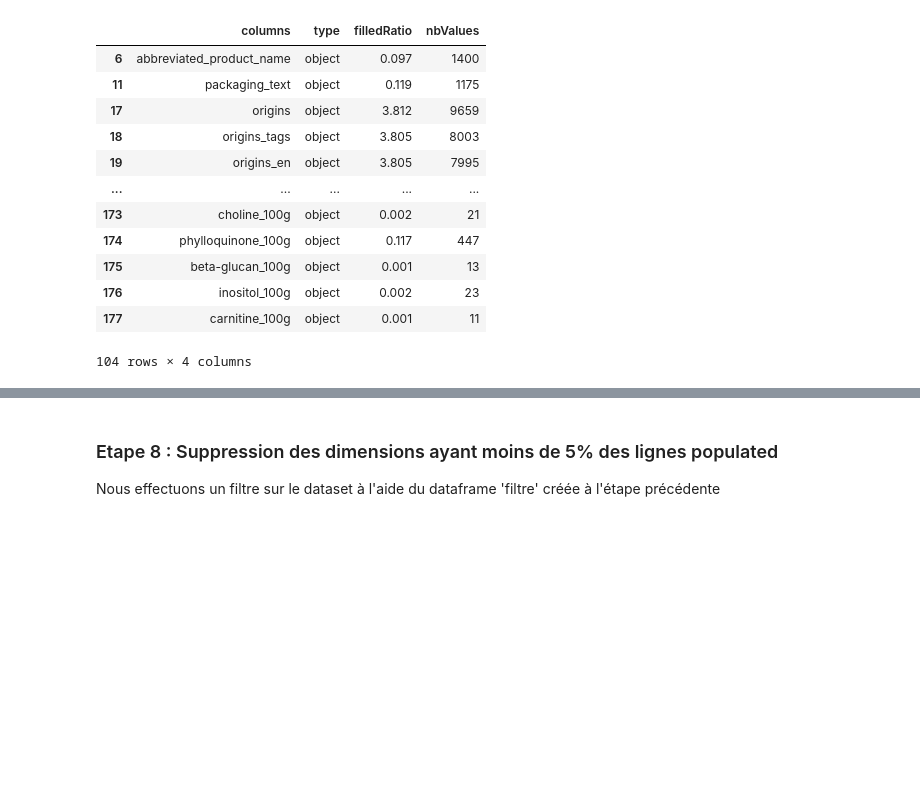
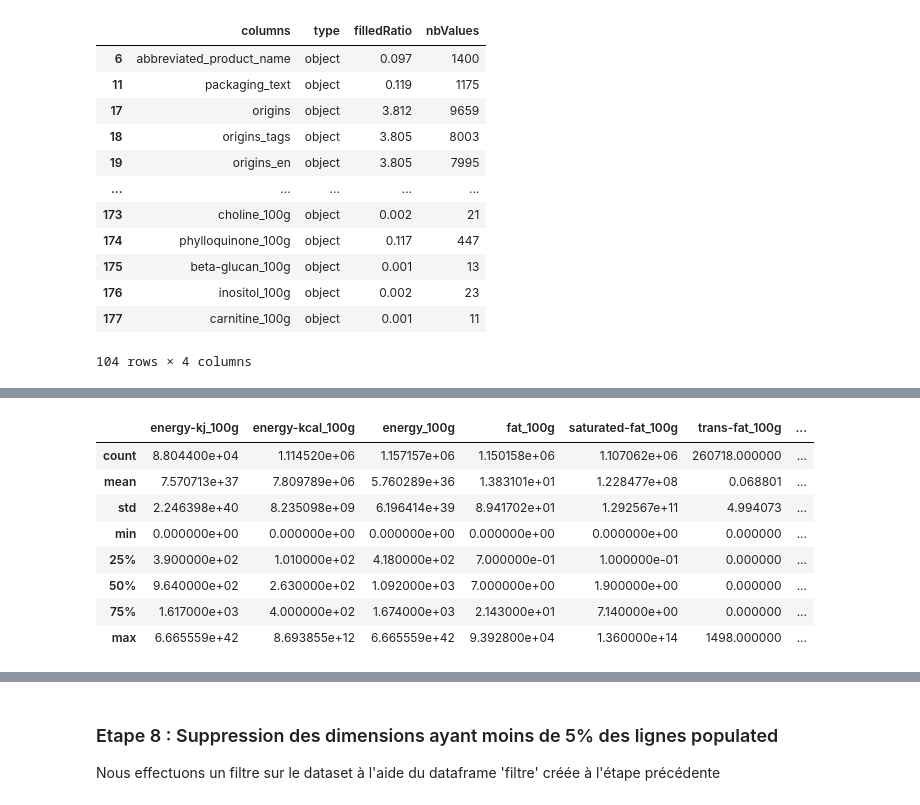
Before and after one commit to benMiniconi/OpenFoodFact, a Jupyter notebook: Projet Final/PSanté_01_notebook_nettoyage.ipynb, the cells around one changed output, grey strips where cells are left out. Drawn from its saved outputs; the diff is of its cells as text; code cells hidden in the pictures; blank space fills up the shorter version.

```diff
--- a/Projet Final/PSanté_01_notebook_nettoyage.ipynb
+++ b/Projet Final/PSanté_01_notebook_nettoyage.ipynb
@@ -110,0 +125,15 @@ lessThanOnePercentColumns
+# %%
+gColumns = moreThanOnePercentColumns[moreThanOnePercentColumns["columns"].str.contains("_100g")]
+gColumns = gColumns[gColumns["filledRatio"] > 20/100]
+nutriFrame = dataF.filter(items=list(gColumns["columns"].values))
+nutriFrame.describe()
+# %% [output]
+|  | energy-kj_100g | energy-kcal_100g | energy_100g | fat_100g | saturated-fat_100g | trans-fat_100g | ... |
+| count | 8.804400e+04 | 1.114520e+06 | 1.157157e+06 | 1.150158e+06 | 1.107062e+06 | 260718.000000 | ... |
+| mean | 7.570713e+37 | 7.809789e+06 | 5.760289e+36 | 1.383101e+01 | 1.228477e+08 | 0.068801 | ... |
+| std | 2.246398e+40 | 8.235098e+09 | 6.196414e+39 | 8.941702e+01 | 1.292567e+11 | 4.994073 | ... |
+| min | 0.000000e+00 | 0.000000e+00 | 0.000000e+00 | 0.000000e+00 | 0.000000e+00 | 0.000000 | ... |
+| 25% | 3.900000e+02 | 1.010000e+02 | 4.180000e+02 | 7.000000e-01 | 1.000000e-01 | 0.000000 | ... |
+| 50% | 9.640000e+02 | 2.630000e+02 | 1.092000e+03 | 7.000000e+00 | 1.900000e+00 | 0.000000 | ... |
+| 75% | 1.617000e+03 | 4.000000e+02 | 1.674000e+03 | 2.143000e+01 | 7.140000e+00 | 0.000000 | ... |
+| max | 6.665559e+42 | 8.693855e+12 | 6.665559e+42 | 9.392800e+04 | 1.360000e+14 | 1498.000000 | ... |
```
Also changed, not shown: parts of 11 cells of this notebook.
